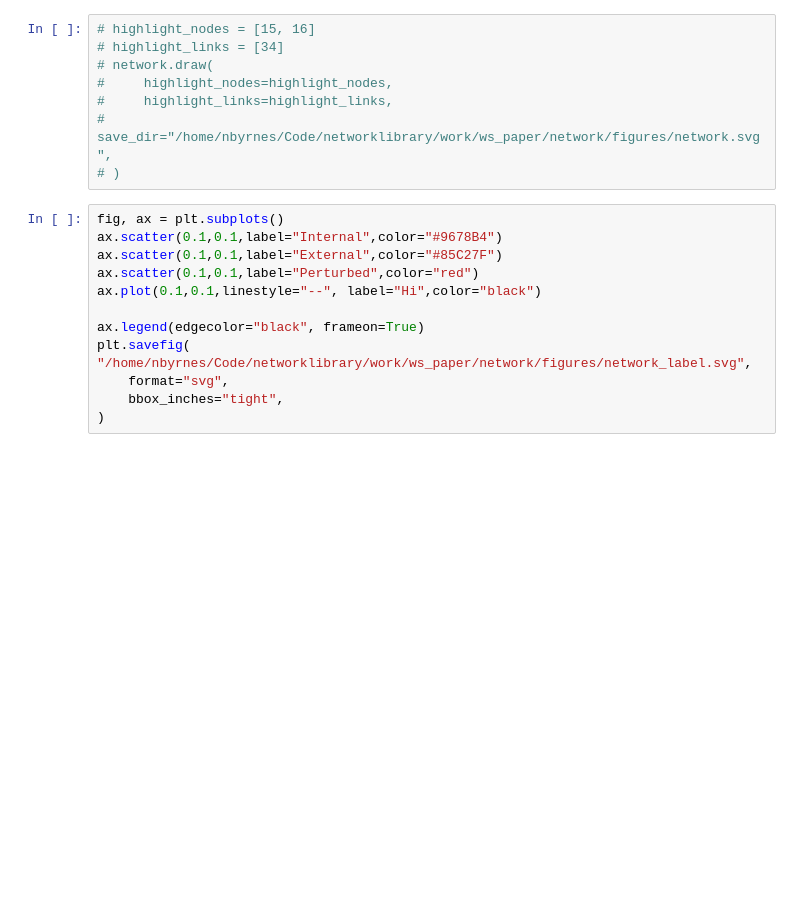
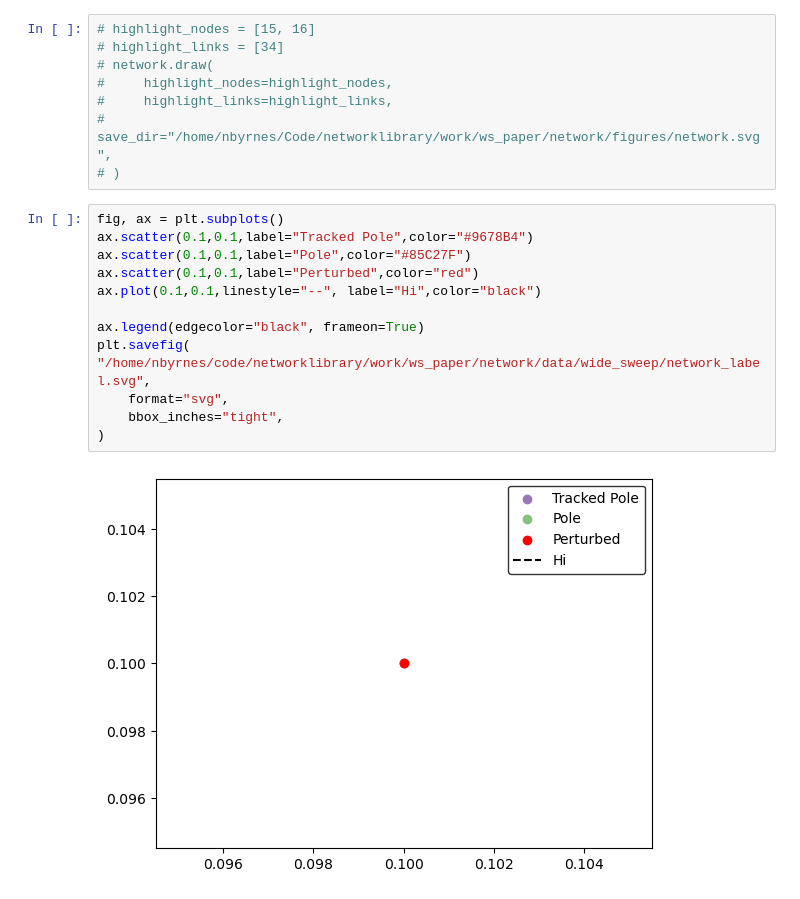
Before and after one commit to Optical-Theory-Group/networklibrary, a Jupyter notebook: work/ws_paper/network/network_figure.ipynb, the cells around one changed output. Saved outputs shown, nothing was run; the diff lists cells and outputs as text; blank space fills up the shorter version.

```diff
--- a/work/ws_paper/network/network_figure.ipynb
+++ b/work/ws_paper/network/network_figure.ipynb
@@ -105,13 +105,15 @@ network.draw(show_indices=False, equal_aspect=True)
 # )
 # %%
 fig, ax = plt.subplots()
-ax.scatter(0.1,0.1,label="Internal",color="#9678B4")
-ax.scatter(0.1,0.1,label="External",color="#85C27F")
+ax.scatter(0.1,0.1,label="Tracked Pole",color="#9678B4")
+ax.scatter(0.1,0.1,label="Pole",color="#85C27F")
 ax.scatter(0.1,0.1,label="Perturbed",color="red")
 ax.plot(0.1,0.1,linestyle="--", label="Hi",color="black")
 
 ax.legend(edgecolor="black", frameon=True)
-plt.savefig(    "/home/nbyrnes/Code/networklibrary/work/ws_paper/network/figures/network_label.svg",
+plt.savefig(    "/home/nbyrnes/code/networklibrary/work/ws_paper/network/data/wide_sweep/network_label.svg",
     format="svg",
     bbox_inches="tight",
 )
+# %% [output]
+[figure, added]
```
Also changed, not shown: 44 other files.
